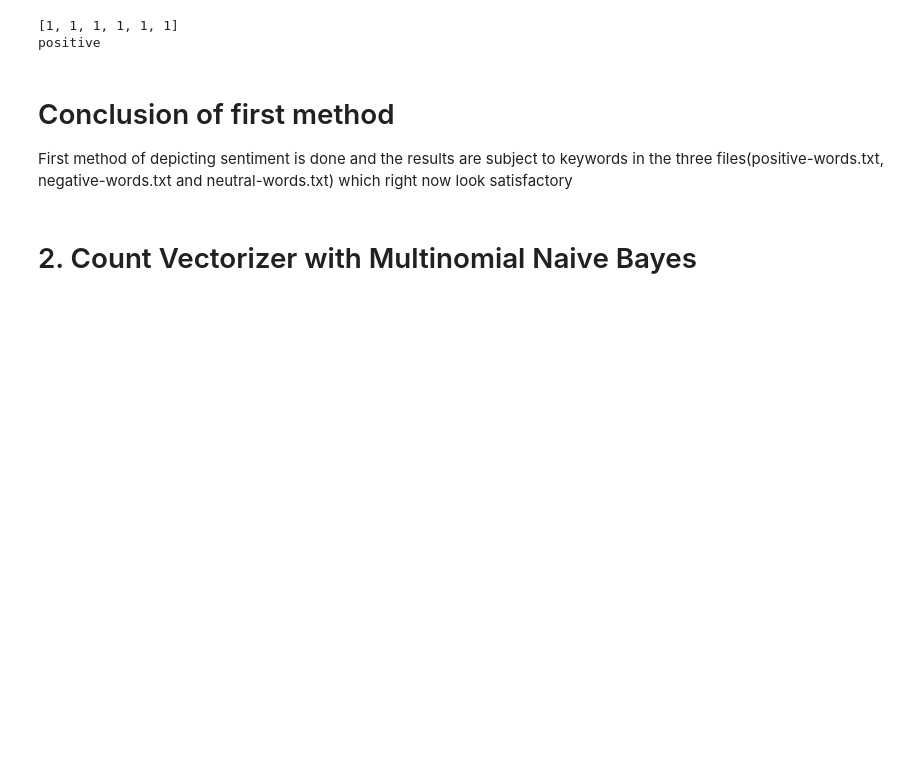
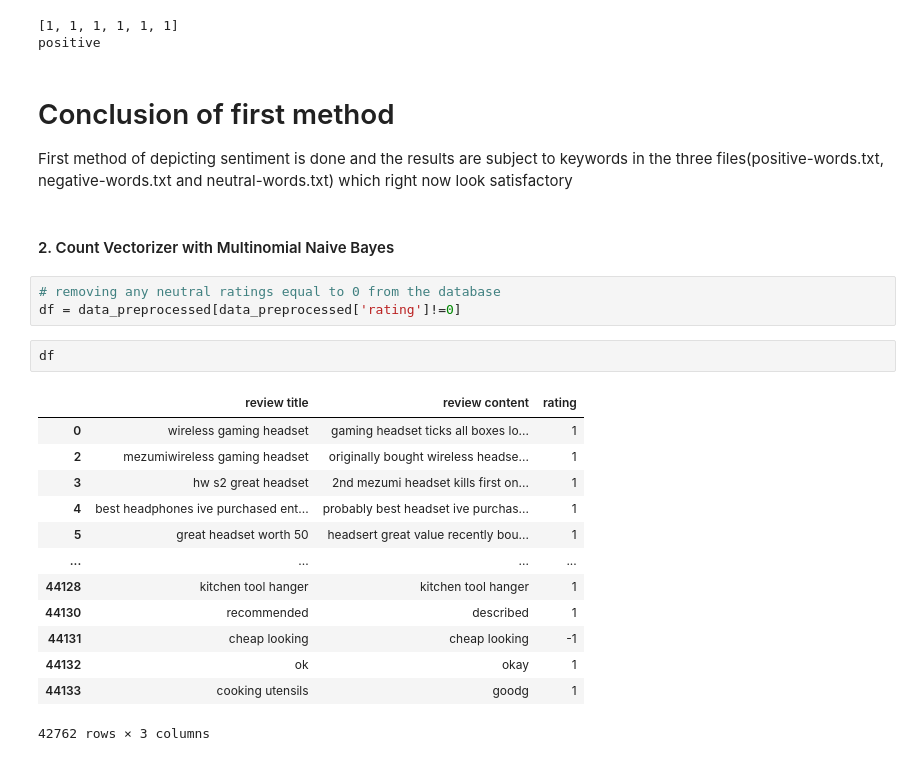
Before and after one commit to Suraj520/data-science, a Jupyter notebook: MachineLearning/Ecommerce_Product_Review/sentiment_analysis/notebook.ipynb, the cells around one changed output. Cells and saved outputs as stored; diff of their text form; blank space fills up the shorter version.

Commit message:
Count vectorizer with Multinomial Naive Bayes implementation of sentiment analysis.

```diff
--- a/MachineLearning/Ecommerce_Product_Review/sentiment_analysis/notebook.ipynb
+++ b/MachineLearning/Ecommerce_Product_Review/sentiment_analysis/notebook.ipynb
@@ -344,4 +350,23 @@ positive
 # Conclusion of first method
 First method of depicting sentiment is done and the results are subject to keywords in the three files(positive-words.txt, negative-words.txt and neutral-words.txt) which right now look satisfactory
 # %% [markdown]
-# 2. Count Vectorizer with Multinomial Naive Bayes
+#### 2. Count Vectorizer with Multinomial Naive Bayes
+# %%
+# removing any neutral ratings equal to 0 from the database
+df = data_preprocessed[data_preprocessed['rating']!=0]
+# %%
+df
+# %% [output]
+|  | review title | review content | rating |
+| 0 | wireless gaming headset | gaming headset ticks all boxes lo... | 1 |
+| 2 | mezumiwireless gaming headset | originally bought wireless headse... | 1 |
+| 3 | hw s2 great headset | 2nd mezumi headset kills first on... | 1 |
+| 4 | best headphones ive purchased ent... | probably best headset ive purchas... | 1 |
+| 5 | great headset worth 50 | headsert great value recently bou... | 1 |
+| ... | ... | ... | ... |
+| 44128 | kitchen tool hanger | kitchen tool hanger | 1 |
+| 44130 | recommended | described | 1 |
+| 44131 | cheap looking | cheap looking | -1 |
+| 44132 | ok | okay | 1 |
+| 44133 | cooking utensils | goodg | 1 |
+42762 rows × 3 columns
```
Also changed, not shown: parts of 6 cells of this notebook.
